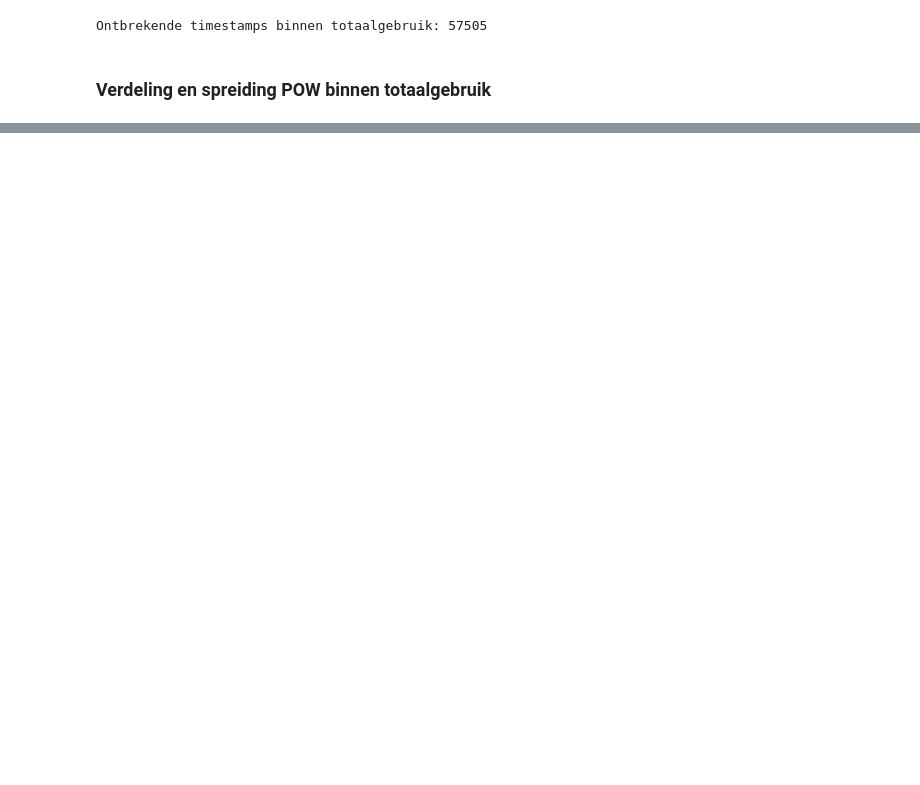
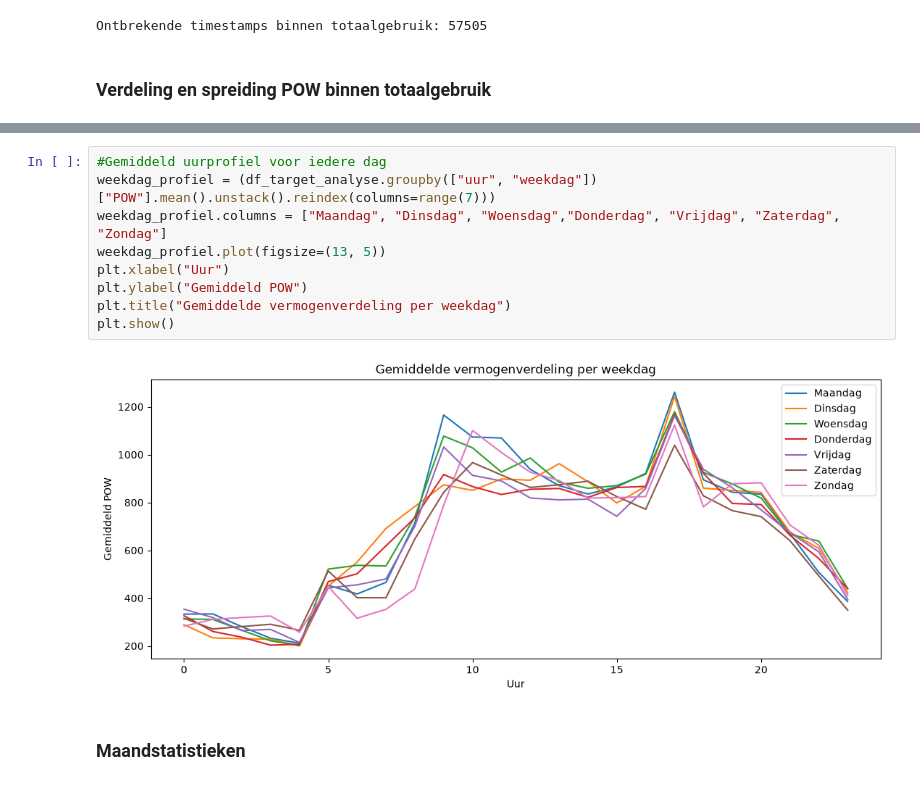
Before and after one commit to CasDerksen/Project3_Deel1, a Jupyter notebook: exploration/02_Huis.ipynb, the cells around one changed output, grey strips where cells are left out. Drawn from its saved outputs; the diff is of its cells as text; blank space fills up the shorter version.

```diff
--- a/exploration/02_Huis.ipynb
+++ b/exploration/02_Huis.ipynb
@@ -393,0 +555,13 @@ POW = 0: 0
+# %%
+#Gemiddeld uurprofiel voor iedere dag
+weekdag_profiel = (df_target_analyse.groupby(["uur", "weekdag"])["POW"].mean().unstack().reindex(columns=range(7)))
+weekdag_profiel.columns = ["Maandag", "Dinsdag", "Woensdag","Donderdag", "Vrijdag", "Zaterdag", "Zondag"]
+weekdag_profiel.plot(figsize=(13, 5))
+plt.xlabel("Uur")
+plt.ylabel("Gemiddeld POW")
+plt.title("Gemiddelde vermogenverdeling per weekdag")
+plt.show()
+# %% [output]
+[figure, added]
+# %% [markdown]
+### Maandstatistieken
```
Also changed, not shown: parts of 46 cells of this notebook.
